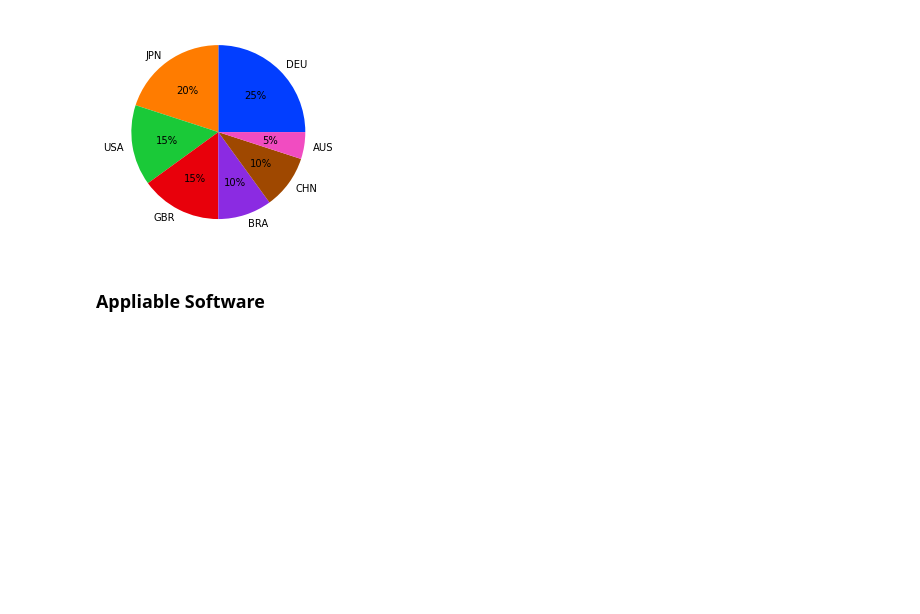
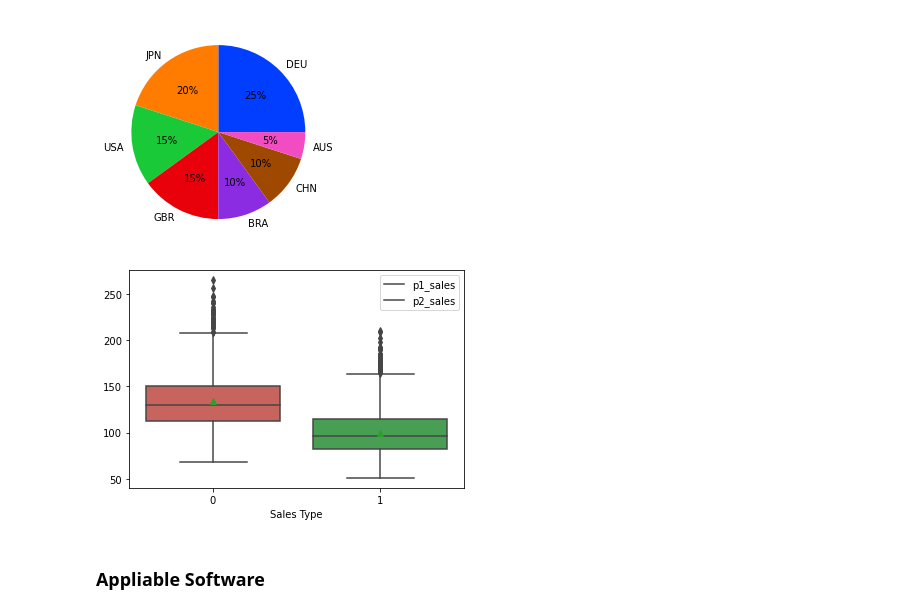
Before and after one commit to Yoyoyamato/pandas, a Jupyter notebook: Excel_to_Python/excel.ipynb, the cells around one changed output. Drawn from its saved outputs; the diff is of its cells as text; code cells hidden in the pictures; blank space fills up the shorter version.

Commit message:
Started the basic putline of graphs, but need more improvement

```diff
--- a/Excel_to_Python/excel.ipynb
+++ b/Excel_to_Python/excel.ipynb
@@ -306,3 +304,15 @@ plt.show()
+# %%
+## boxplot (sales,  price)
+sns.boxplot(
+    data=[df['p1_sales'], df['p2_sales']],
+    palette=[sns.xkcd_rgb["pale red"], sns.xkcd_rgb["medium green"]],
+    showmeans=True,
+)
+plt.xlabel('Sales Type')
+plt.legend(labels = ['p1_sales','p2_sales'])
+plt.show()
+# %% [output]
+[figure, added]
 # %%
 ## mix graph (bar + line)
 # (p1) first 15 weeks of price and sales
```
Also changed, not shown: parts of 3 cells of this notebook.
